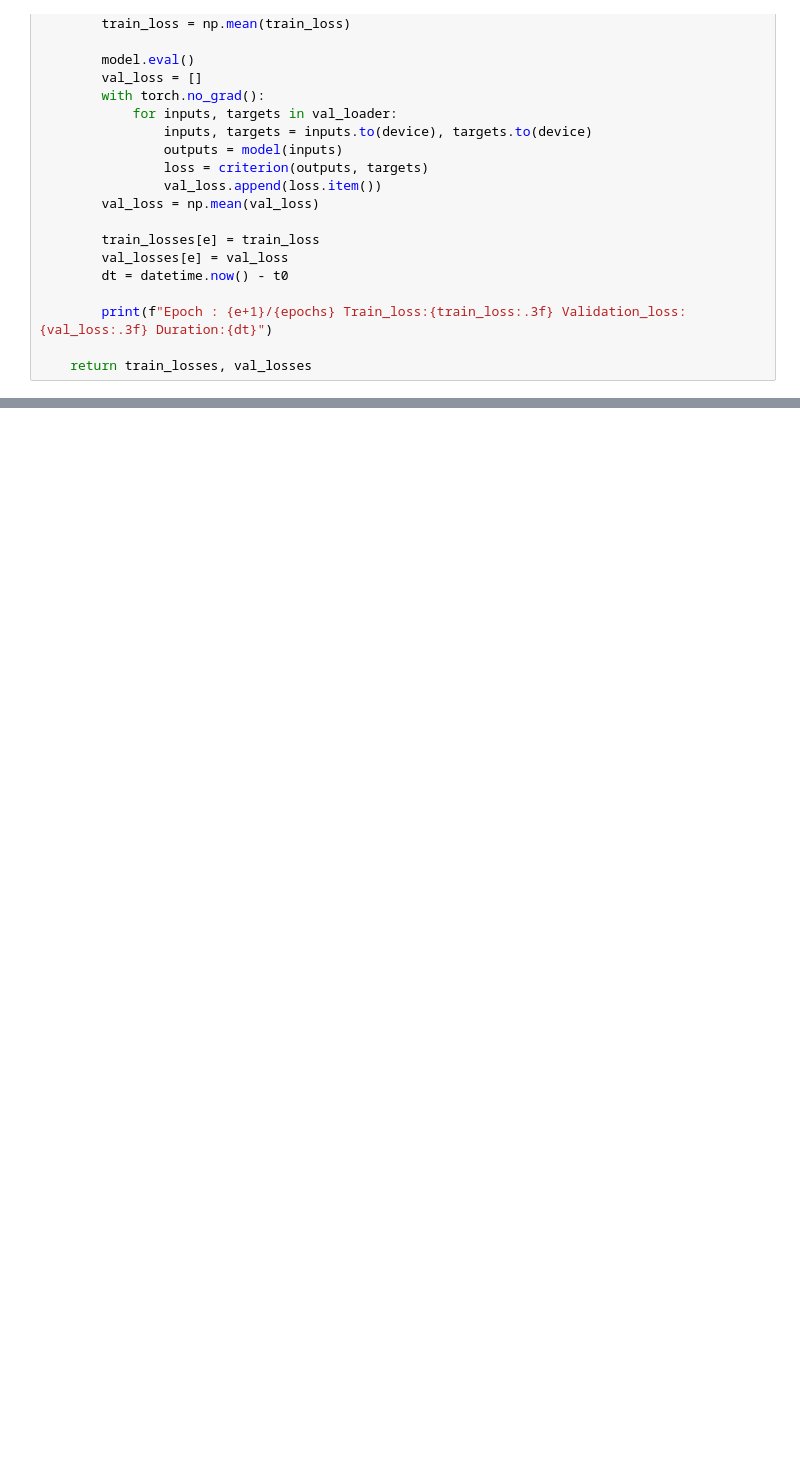
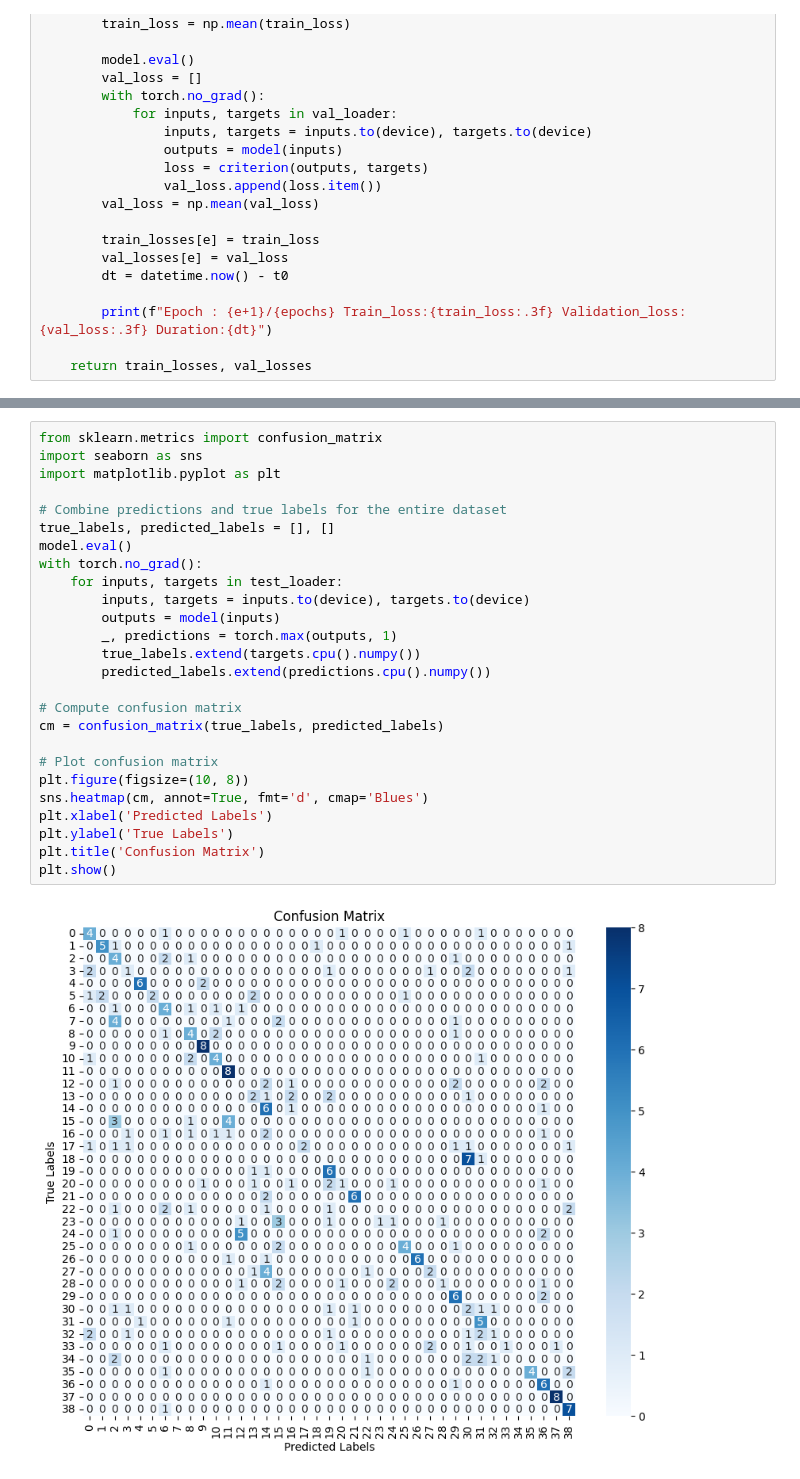
Before and after one commit to JayDobariya14/PlantDiseaseClassifier, a Jupyter notebook: notebooks/model.ipynb, the cells around one changed output, grey strips where cells are left out. Drawn from its saved outputs; the diff is of its cells as text; blank space fills up the shorter version.

Commit message:
Update the model and Readme file and add extra files

```diff
--- a/notebooks/model.ipynb
+++ b/notebooks/model.ipynb
@@ -202,3 +233,31 @@ Test Accuracy: 53.85%
+# %%
+from sklearn.metrics import confusion_matrix
+import seaborn as sns
+import matplotlib.pyplot as plt
+
+# Combine predictions and true labels for the entire dataset
+true_labels, predicted_labels = [], []
+model.eval()
+with torch.no_grad():
+    for inputs, targets in test_loader:
+        inputs, targets = inputs.to(device), targets.to(device)
+        outputs = model(inputs)
+        _, predictions = torch.max(outputs, 1)
+        true_labels.extend(targets.cpu().numpy())
+        predicted_labels.extend(predictions.cpu().numpy())
+
+# Compute confusion matrix
+cm = confusion_matrix(true_labels, predicted_labels)
+
+# Plot confusion matrix
+plt.figure(figsize=(10, 8))
+sns.heatmap(cm, annot=True, fmt='d', cmap='Blues')
+plt.xlabel('Predicted Labels')
+plt.ylabel('True Labels')
+plt.title('Confusion Matrix')
+plt.show()
+# %% [output]
+[figure, added]
 # %%
 torch.save(model.state_dict(), 'plant_disease_model.pt')
 
```
Also changed, not shown: parts of 9 cells of this notebook, 3 other files.
